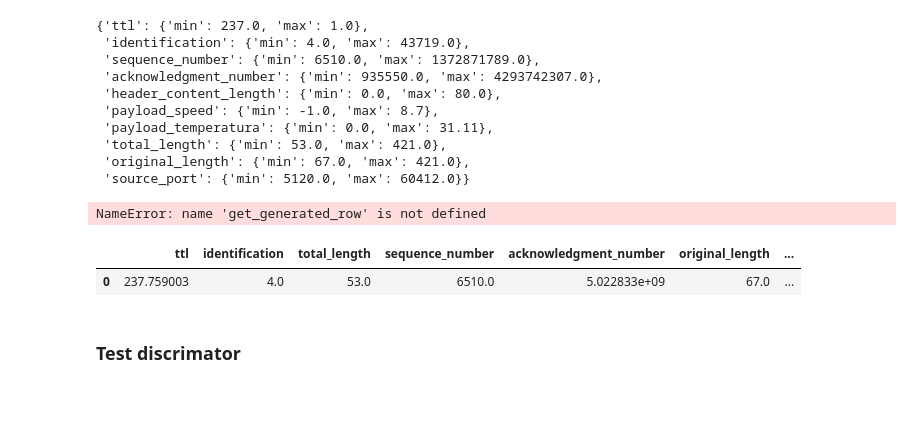
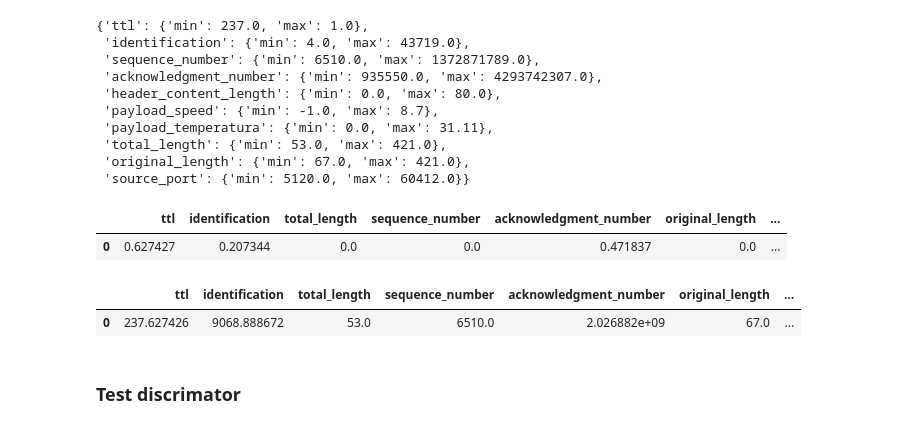
Before and after one commit to LRAbbade/IoT_anomaly_detection, a Jupyter notebook: training.ipynb, the cells around one changed output. Cells and saved outputs as stored; diff of their text form; code cells hidden in the pictures; blank space fills up the shorter version.

```diff
--- a/training.ipynb
+++ b/training.ipynb
@@ -261,0 +488,5 @@ Epoch 100/100
+# %%
+df = df.reset_index(drop=True)
+# %%
+for i in boolean_cols:
+    df[i] = df[i].round()
@@ -289,7 +668,3 @@ np.random.seed(6)
-# %%
-def generate_rows(num=1):
-    arr = generator.predict(np.random.normal(size=(num, 100)))
-    return pd.DataFrame(arr, columns=cols)
 # %%
 def de_normalize_rows(df):
     # return values to original ranges for analysis
@@ -302,15 +677,16 @@ def de_normalize_rows(df):
 
     return df
 # %%
-row = get_generated_row()
+row = generate_rows()
 row
 # %% [output]
-NameError: name 'get_generated_row' is not defined
+|  | ttl | identification | total_length | sequence_number | acknowledgment_number | original_length | ... |
+| 0 | 0.627427 | 0.207344 | 0.0 | 0.0 | 0.471837 | 0.0 | ... |
 # %%
-de_normalize_row(row)
+de_normalize_rows(row)
 # %% [output]
 |  | ttl | identification | total_length | sequence_number | acknowledgment_number | original_length | ... |
-| 0 | 237.759003 | 4.0 | 53.0 | 6510.0 | 5.022833e+09 | 67.0 | ... |
+| 0 | 237.627426 | 9068.888672 | 53.0 | 6510.0 | 2.026882e+09 | 67.0 | ... |
 # %% [markdown]
 ### Test discrimator
 # %%
```
Also changed, not shown: parts of 68 cells of this notebook.
